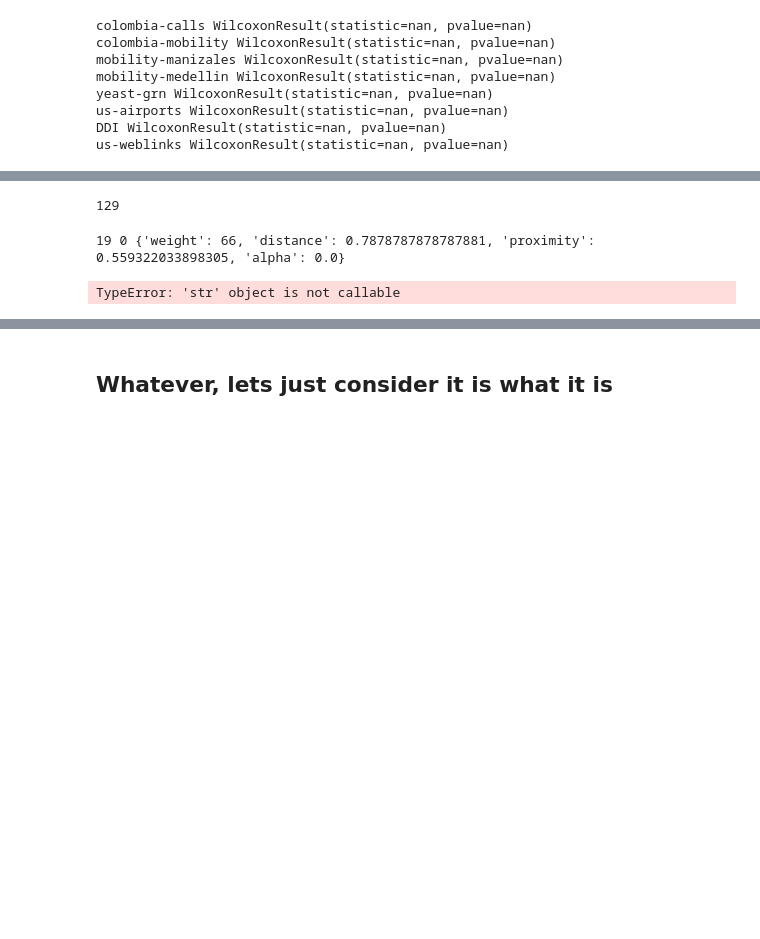
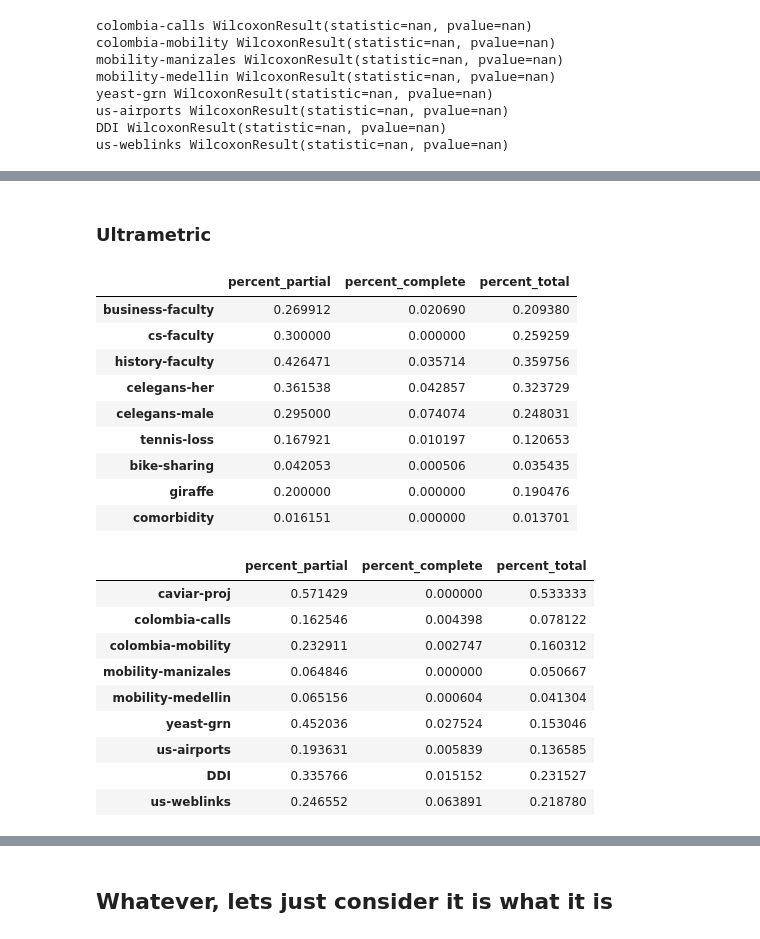
Before and after one commit to fcphysics/DirectedDistanceBackbone, a Jupyter notebook: combining_data.ipynb, the cells around one changed output, grey strips where cells are left out. Cells and saved outputs as stored; diff of their text form; code cells hidden in the pictures; blank space fills up the shorter version.

Commit message:
Components breakdown analysis

```diff
--- a/combining_data.ipynb
+++ b/combining_data.ipynb
@@ -447,4 +353,0 @@ ultrametric = nx.get_edge_attributes(Bd, name='ultrametric')
-# %%
-sum(ultrametric.values())
-# %% [output]
-129
@@ -453,12 +354,29 @@ from _shortest_path import all_pairs_dijkstra_path, source_target_dijkstra_path
-# %%
-for u, v, w in G.edges(data=True):
-    print(u, v, w)
-    break
-# %% [output]
-19 0 {'weight': 66, 'distance': 0.7878787878787881, 'proximity': 0.559322033898305, 'alpha': 0.0}
-# %%
-#source_target_dijkstra_path()
-for u, v in G.edges():
-    print(u, v, source_target_dijkstra_path(G, u, v, 'distance', disjunction=max))
-# %% [output]
-TypeError: 'str' object is not callable
+# %% [markdown]
+### Ultrametric
+# %%
+for group in ['Undirected', 'Directed']: #['Directed', 'Undirected']:
+    df = pd.read_csv(f'Summary/Ultrametric_UnreciprocalPaths_{group}.csv', index_col=0)
+    for etype in ['partial', 'complete', 'total']:
+        df[f'percent_{etype}'] = df[f'{etype}_undirected']/df[etype]
+    display(df[['percent_partial', 'percent_complete', 'percent_total']])
+# %% [output]
+|  | percent_partial | percent_complete | percent_total |
+| business-faculty | 0.269912 | 0.020690 | 0.209380 |
+| cs-faculty | 0.300000 | 0.000000 | 0.259259 |
+| history-faculty | 0.426471 | 0.035714 | 0.359756 |
+| celegans-her | 0.361538 | 0.042857 | 0.323729 |
+| celegans-male | 0.295000 | 0.074074 | 0.248031 |
+| tennis-loss | 0.167921 | 0.010197 | 0.120653 |
+| bike-sharing | 0.042053 | 0.000506 | 0.035435 |
+| giraffe | 0.200000 | 0.000000 | 0.190476 |
+| comorbidity | 0.016151 | 0.000000 | 0.013701 |
+|  | percent_partial | percent_complete | percent_total |
+| caviar-proj | 0.571429 | 0.000000 | 0.533333 |
+| colombia-calls | 0.162546 | 0.004398 | 0.078122 |
+| colombia-mobility | 0.232911 | 0.002747 | 0.160312 |
+| mobility-manizales | 0.064846 | 0.000000 | 0.050667 |
+| mobility-medellin | 0.065156 | 0.000604 | 0.041304 |
+| yeast-grn | 0.452036 | 0.027524 | 0.153046 |
+| us-airports | 0.193631 | 0.005839 | 0.136585 |
+| DDI | 0.335766 | 0.015152 | 0.231527 |
+| us-weblinks | 0.246552 | 0.063891 | 0.218780 |
```
Also changed, not shown: parts of 33 cells of this notebook, 7 other files.
